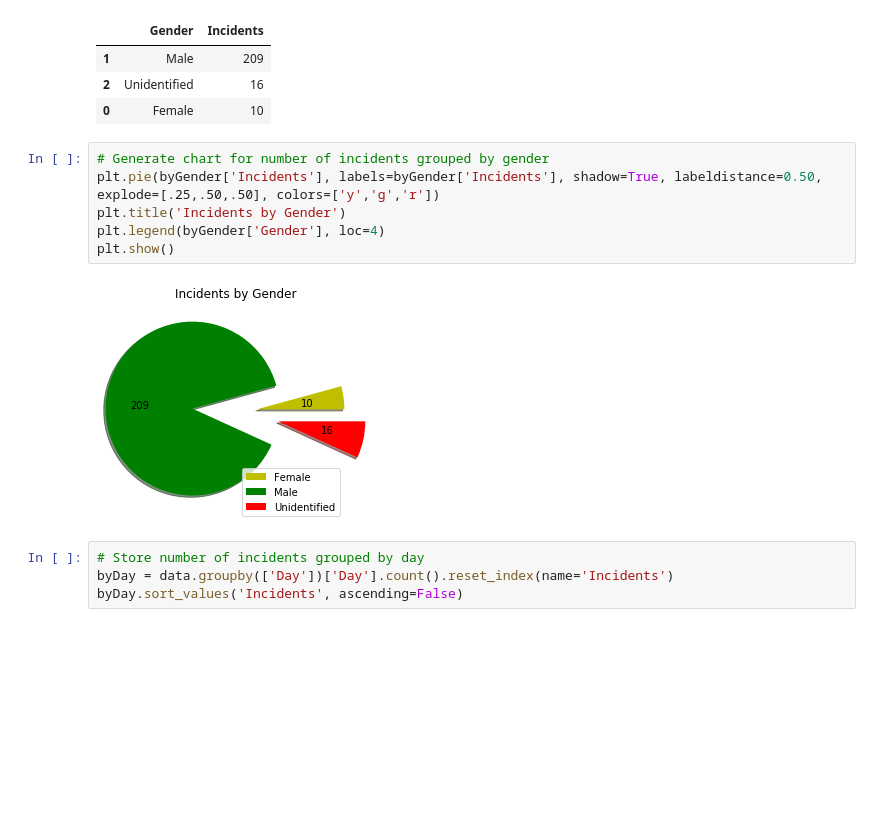
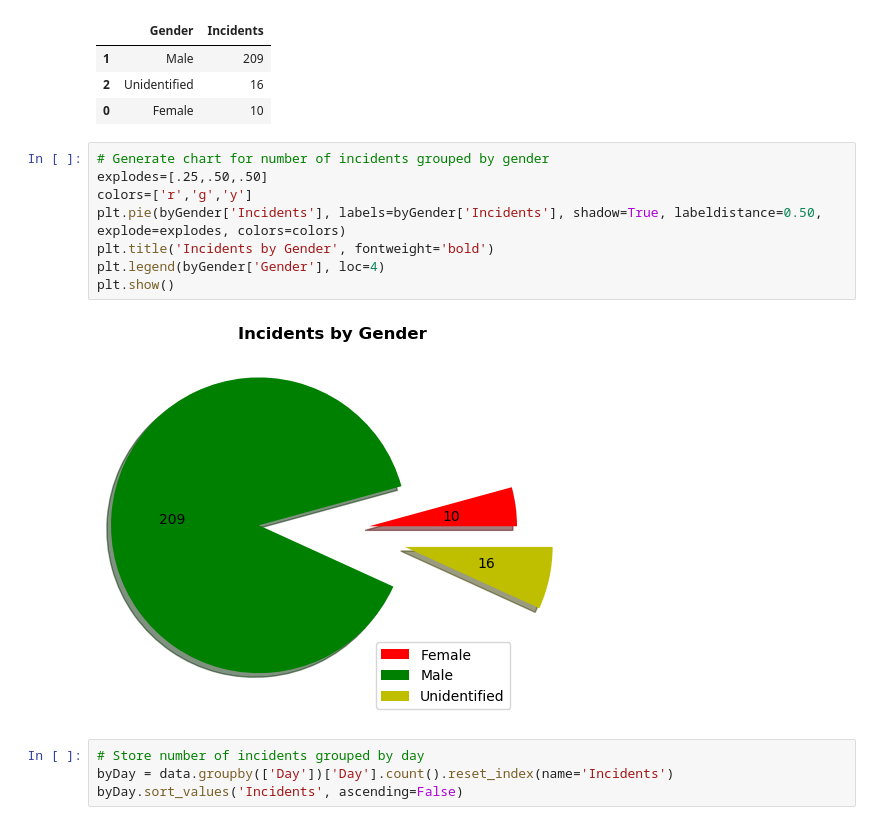
Before and after one commit to jehatcher/project1, a Jupyter notebook: main.ipynb, the cells around one changed output. Saved outputs shown, nothing was run; the diff lists cells and outputs as text; blank space fills up the shorter version.

```diff
--- a/main.ipynb
+++ b/main.ipynb
@@ -75,12 +47,14 @@ byGender.sort_values('Incidents', ascending=False)
 | 0 | Female | 10 |
 # %%
 # Generate chart for number of incidents grouped by gender
-plt.pie(byGender['Incidents'], labels=byGender['Incidents'], shadow=True, labeldistance=0.50, explode=[.25,.50,.50], colors=['y','g','r'])
-plt.title('Incidents by Gender')
+explodes=[.25,.50,.50]
+colors=['r','g','y']
+plt.pie(byGender['Incidents'], labels=byGender['Incidents'], shadow=True, labeldistance=0.50, explode=explodes, colors=colors)
+plt.title('Incidents by Gender', fontweight='bold')
 plt.legend(byGender['Gender'], loc=4)
 plt.show()
 # %% [output]
-[figure, old version]
+[figure, new version]
 # %%
 # Store number of incidents grouped by day
 byDay = data.groupby(['Day'])['Day'].count().reset_index(name='Incidents')
```
Also changed, not shown: parts of 3 cells of this notebook.
